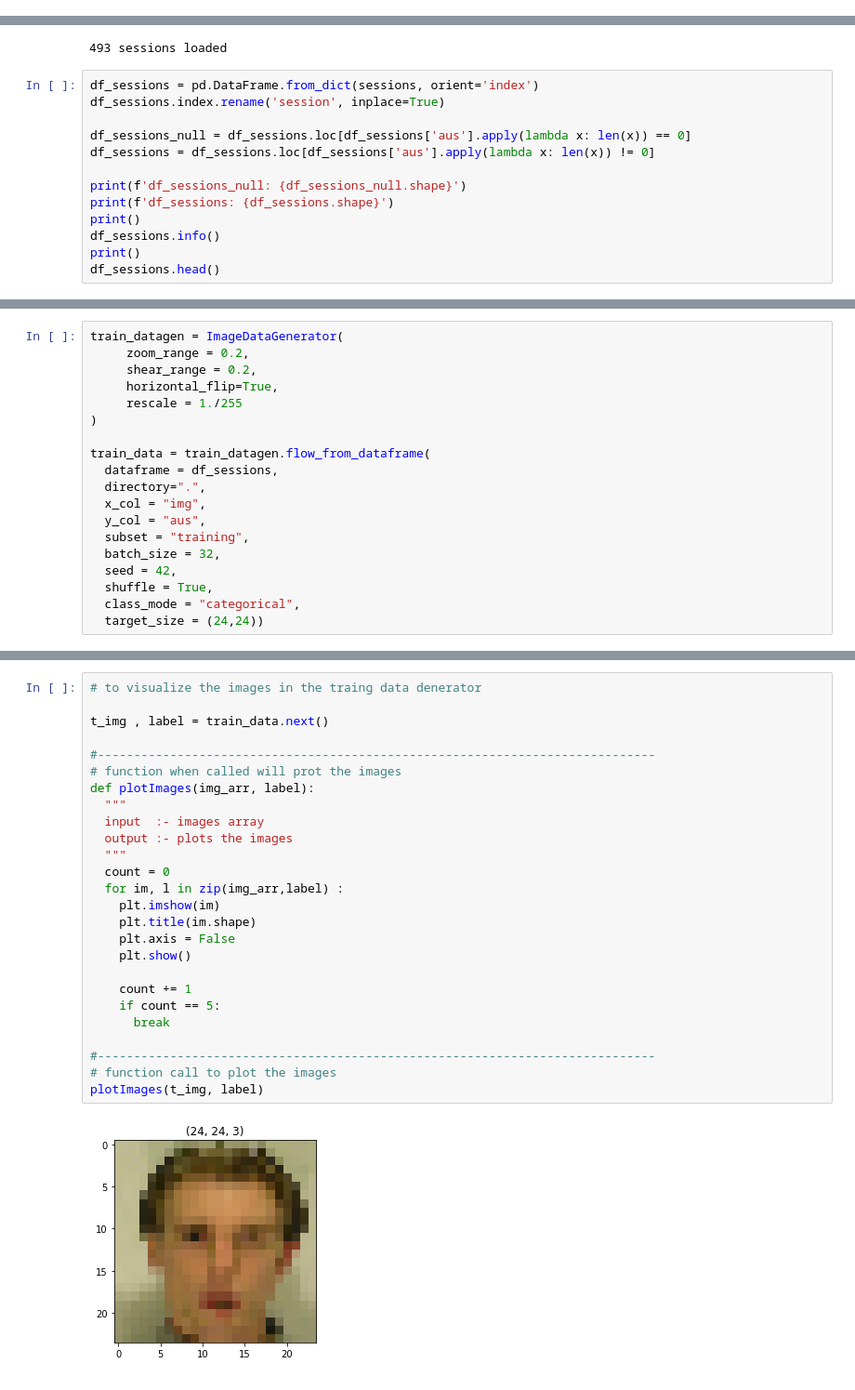
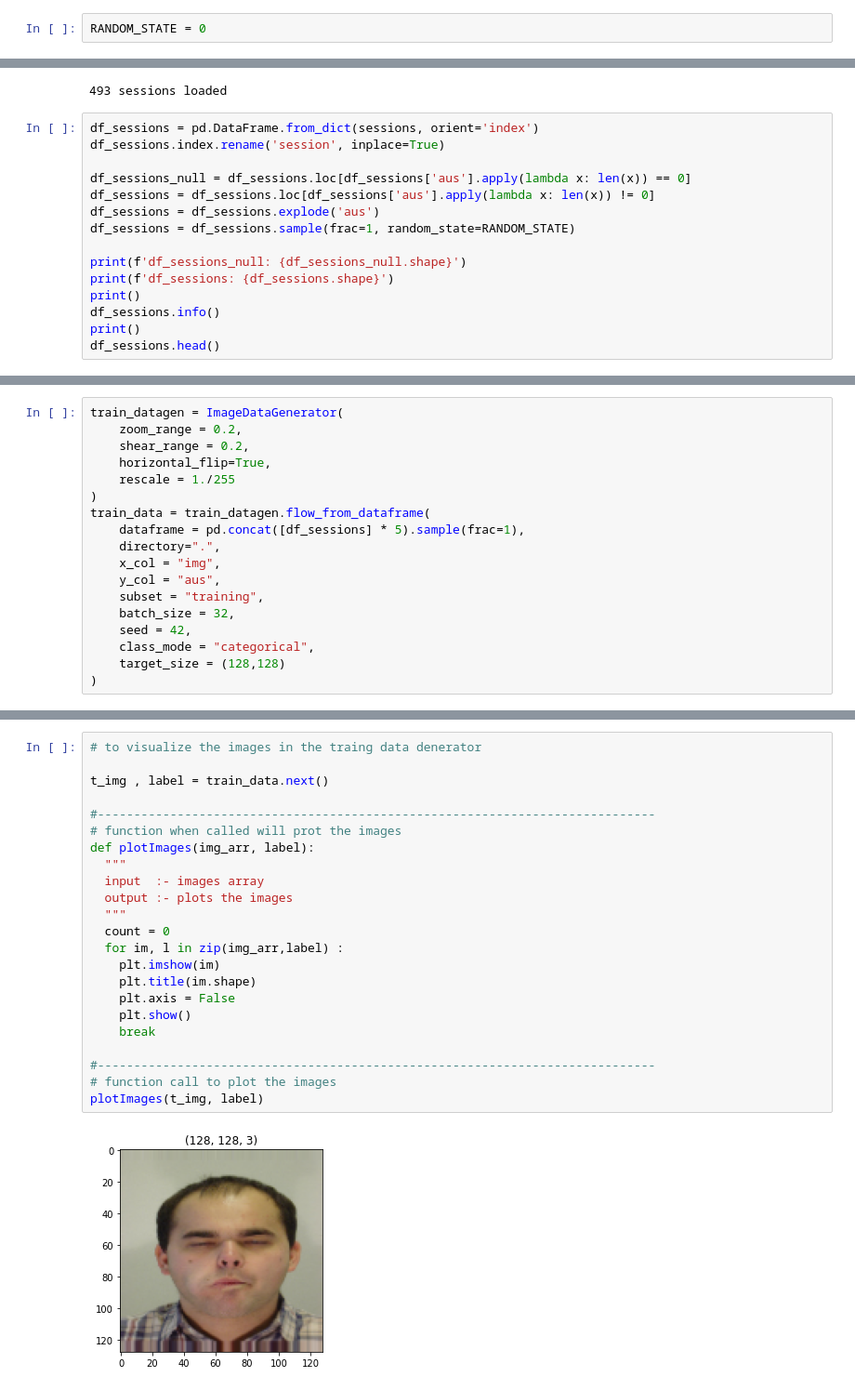
Before and after one commit to VitorMartin/api_facs, a Jupyter notebook: notebooks/au_detection/ia_model.ipynb, the cells around one changed output, grey strips where cells are left out. Shown at 93% size. Saved outputs shown, nothing was run; the diff lists cells and outputs as text.

```diff
--- a/notebooks/au_detection/ia_model.ipynb
+++ b/notebooks/au_detection/ia_model.ipynb
@@ -13,3 +21,5 @@ from keras.losses import categorical_crossentropy
+# %%
+RANDOM_STATE = 0
 # %%
 # Working with pre trained model
 
@@ -62,6 +82,8 @@ df_sessions.index.rename('session', inplace=True)
 
 df_sessions_null = df_sessions.loc[df_sessions['aus'].apply(lambda x: len(x)) == 0]
 df_sessions = df_sessions.loc[df_sessions['aus'].apply(lambda x: len(x)) != 0]
+df_sessions = df_sessions.explode('aus')
+df_sessions = df_sessions.sample(frac=1, random_state=RANDOM_STATE)
 
 print(f'df_sessions_null: {df_sessions_null.shape}')
 print(f'df_sessions: {df_sessions.shape}')
@@ -92,20 +114,19 @@ memory usage: 5.3+ KB
 # %%
 train_datagen = ImageDataGenerator(
-     zoom_range = 0.2,
-     shear_range = 0.2,
-     horizontal_flip=True,
-     rescale = 1./255
+    zoom_range = 0.2,
+    shear_range = 0.2,
+    horizontal_flip=True,
+    rescale = 1./255
 )
-
 train_data = train_datagen.flow_from_dataframe(
-  dataframe = df_sessions,
-  directory=".",
-  x_col = "img",
-  y_col = "aus",
-  subset = "training",
-  batch_size = 32,
-  seed = 42,
-  shuffle = True,
-  class_mode = "categorical",
-  target_size = (24,24))
+    dataframe = pd.concat([df_sessions] * 5).sample(frac=1),
+    directory=".",
+    x_col = "img",
+    y_col = "aus",
+    subset = "training",
+    batch_size = 32,
+    seed = 42,
+    class_mode = "categorical",
+    target_size = (128,128)
+)
 # %% [output]
@@ -113,28 +134,25 @@ Found 228 validated image filenames belonging to 52 classes.
 # %%
 # to visualize the images in the traing data denerator
 
 t_img , label = train_data.next()
 
 #-----------------------------------------------------------------------------
 # function when called will prot the images
 def plotImages(img_arr, label):
   """
   input  :- images array
   output :- plots the images
   """
   count = 0
   for im, l in zip(img_arr,label) :
     plt.imshow(im)
     plt.title(im.shape)
     plt.axis = False
     plt.show()
-
-    count += 1
-    if count == 5:
-      break
+    break
 
 #-----------------------------------------------------------------------------
 # function call to plot the images
 plotImages(t_img, label)
 # %% [output]
-[figure, old version]
+[figure, new version]
```
Also changed, not shown: parts of 8 cells of this notebook, 1 other file.
